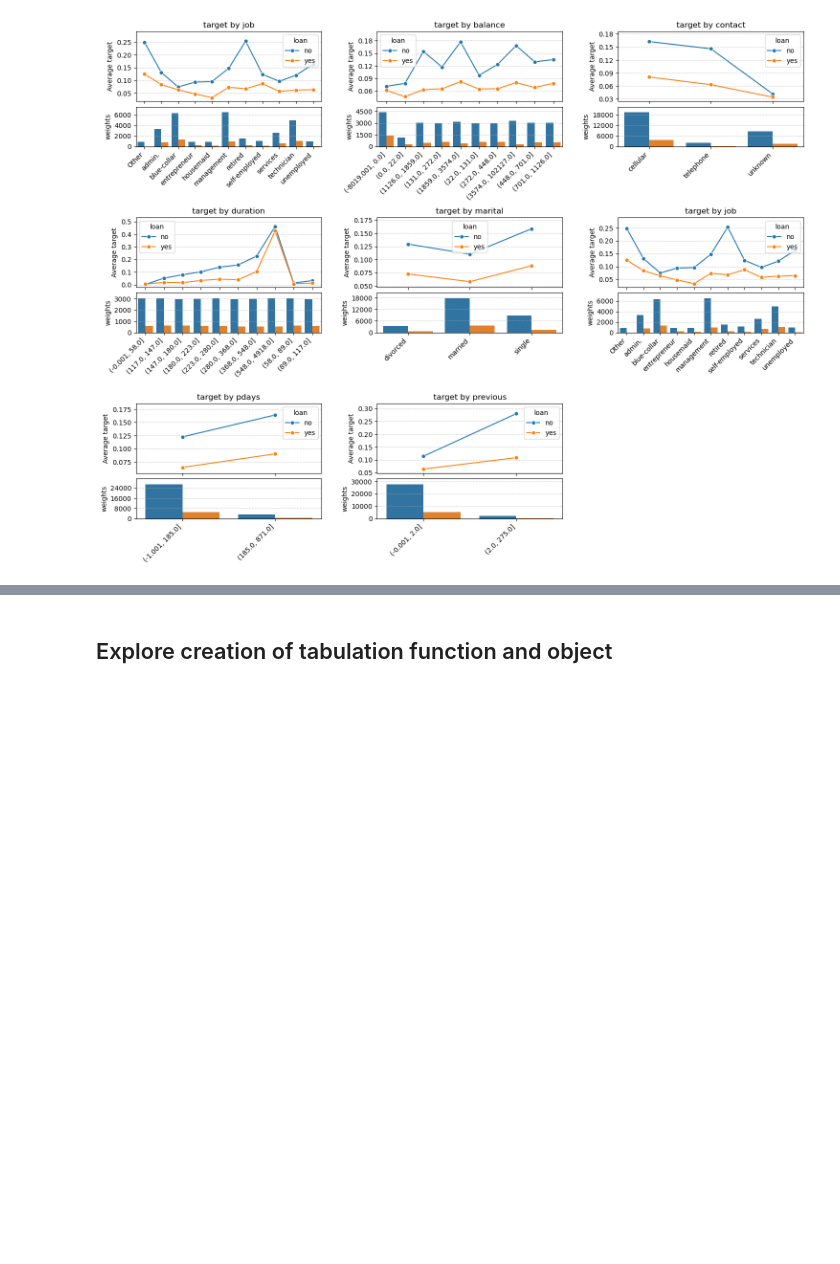
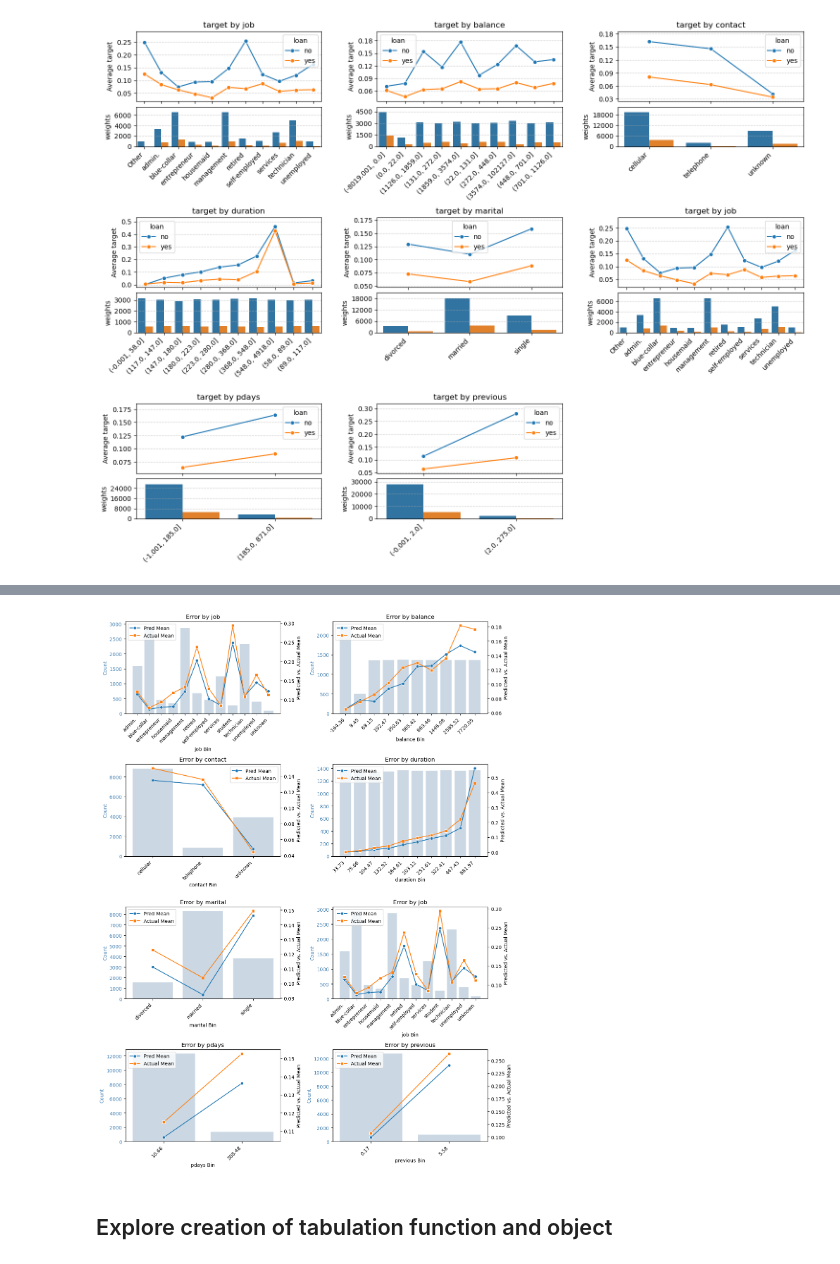
Before and after one commit to asacco-97/analysis_tools, a Jupyter notebook: notebooks/eda_example.ipynb, the cells around one changed output, grey strips where cells are left out. Cells and saved outputs as stored; diff of their text form; code cells hidden in the pictures; blank space fills up the shorter version.

```diff
--- a/notebooks/eda_example.ipynb
+++ b/notebooks/eda_example.ipynb
@@ -80,3 +143,13 @@ f.plot_target_vs_predictors(df, "target", predictors, group_col="loan", weight_c
+# %%
+f.plot_error_by_group_grid(
+    df.query("split == 'V'"),
+    "target",
+    "pred_xgb",
+    predictors,
+    bins=10
+    )
+# %% [output]
+[figure, added]
 # %% [markdown]
 ## Explore creation of tabulation function and object
 # %%
```
Also changed, not shown: parts of 11 cells of this notebook.
